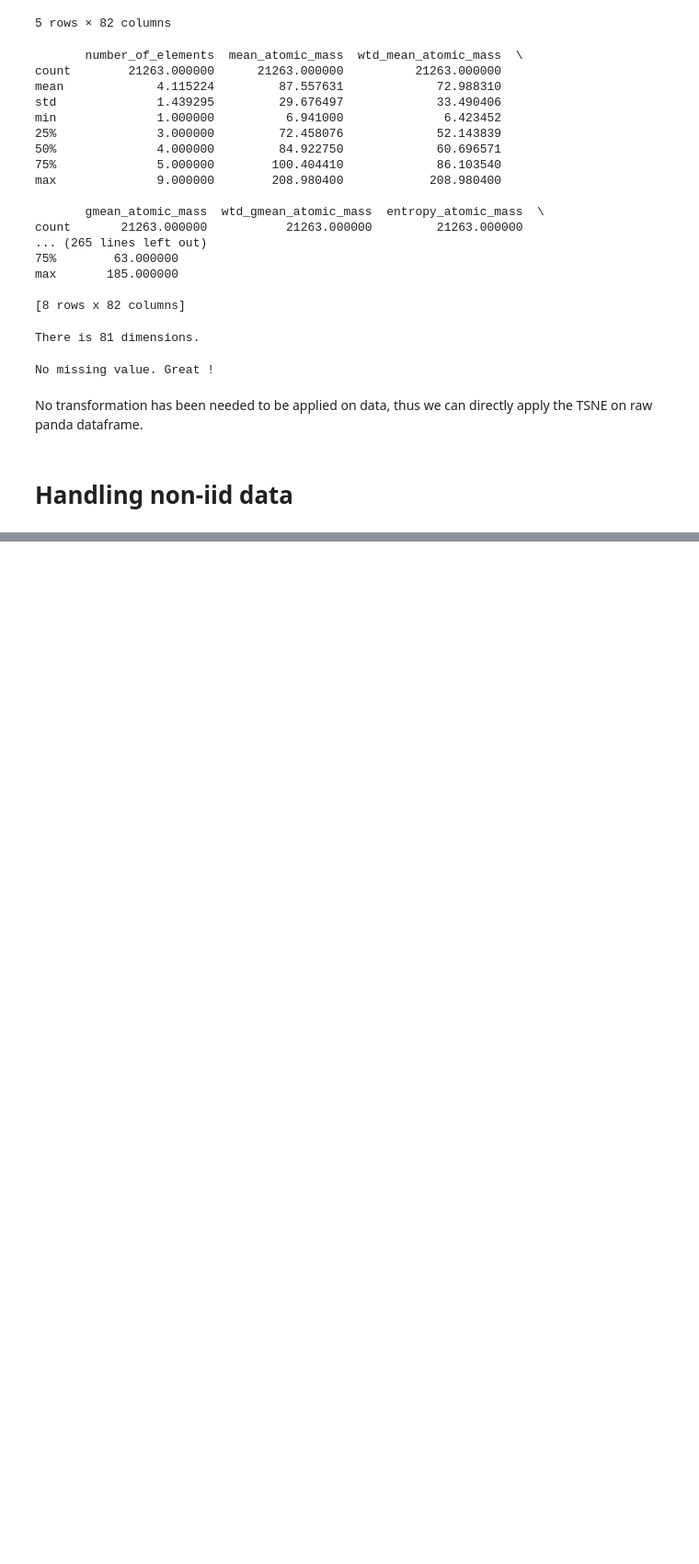
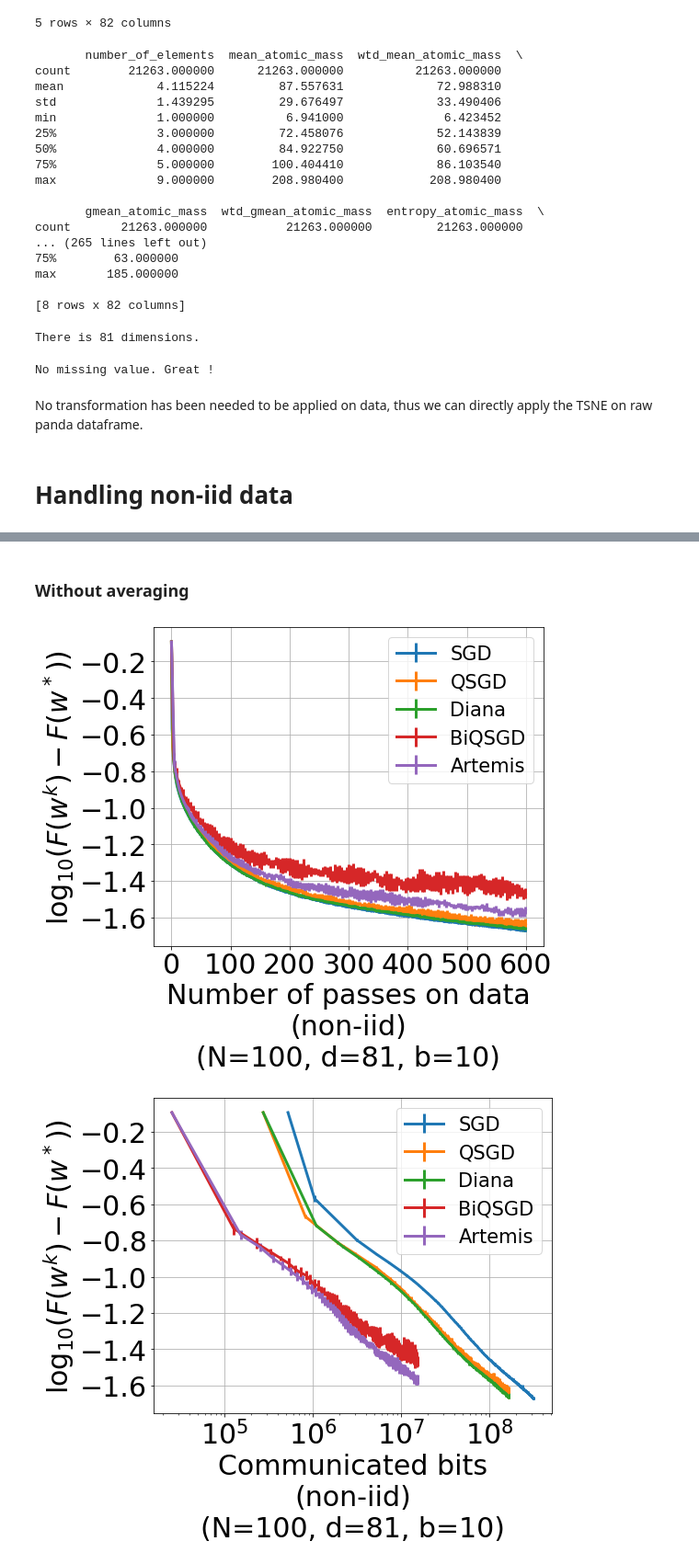
Before and after one commit to philipco/artemis-bidirectional-compression, a Jupyter notebook: notebook/devices-sampling-superconduct.ipynb, the cells around one changed output, grey strips where cells are left out. Shown at 92% size. Drawn from its saved outputs; the diff is of its cells as text; code cells hidden in the pictures; blank space fills up the shorter version.

Commit message:
Notebook proper run.

```diff
--- a/notebook/devices-sampling-superconduct.ipynb
+++ b/notebook/devices-sampling-superconduct.ipynb
@@ -452,0 +203,15 @@ plot_error_dist(res.get_loss(obj), res.names, res.nb_devices_for_the_run, dim_no
+# %% [markdown]
+### Without averaging
+# %%
+obj = pickle_loader("{0}-noniid-obj_min".format(filename))
+res = pickle_loader("{0}-noniid-descent-b{1}-s1".format(filename, batch_size))
+
+plot_error_dist(res.get_loss(obj), res.names, res.nb_devices_for_the_run, dim_notebook, batch_size=batch_size,
+               all_error=res.get_std(obj), x_legend="Number of passes on data\n(non-iid)")
+
+plot_error_dist(res.get_loss(obj), res.names, res.nb_devices_for_the_run, dim_notebook,
+                x_points=res.X_number_of_bits,  batch_size=batch_size,
+                x_legend="Communicated bits\n(non-iid)", all_error=res.get_std(obj))
+# %% [output]
+[figure, added]
+[figure, added]
```
Also changed, not shown: parts of 51 cells of this notebook, 12 other files.
